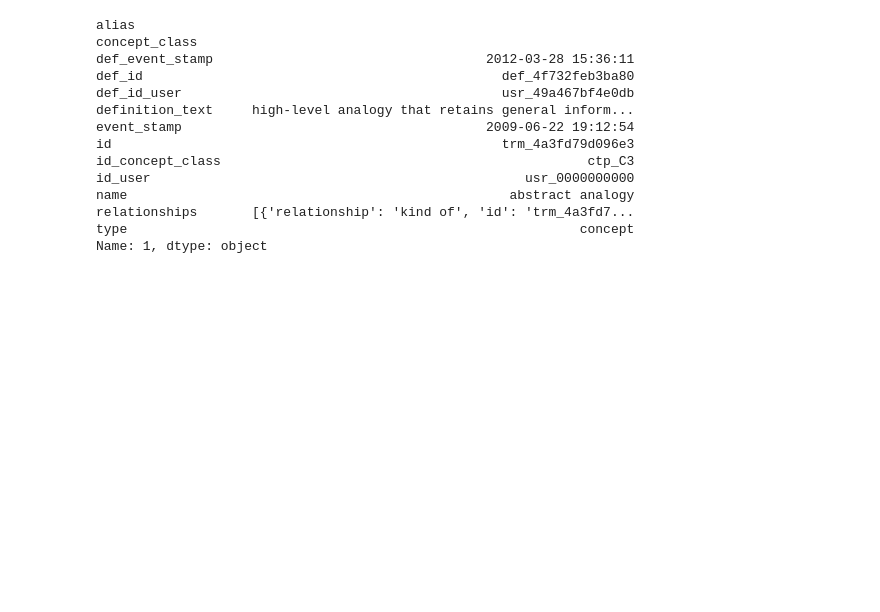
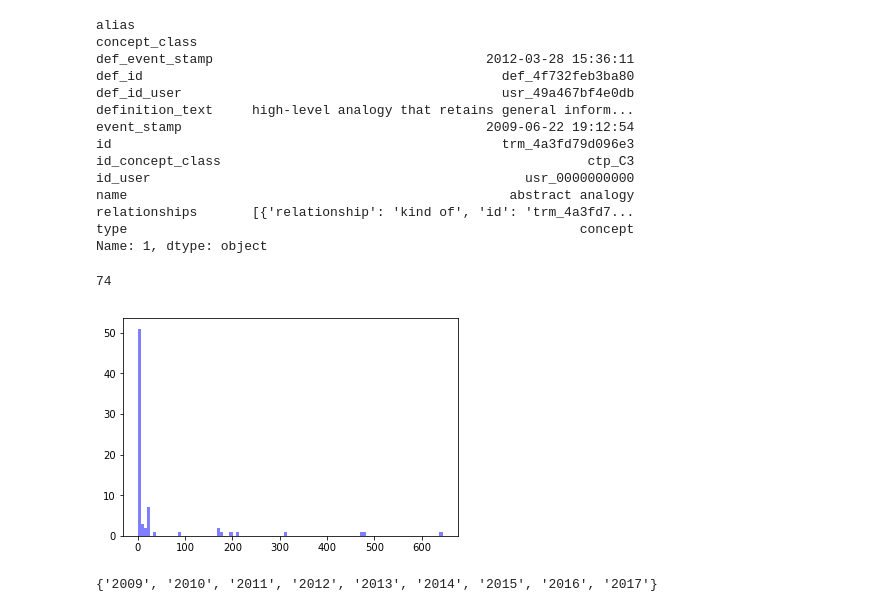
Before and after one commit to neurohackweek/DataDrivenCognitiveOntology, a Jupyter notebook: notebooks/CogAtlas_descriptives.ipynb, the cells around one changed output. Saved outputs shown, nothing was run; the diff lists cells and outputs as text; code cells hidden in the pictures; blank space fills up the shorter version.

```diff
--- a/notebooks/CogAtlas_descriptives.ipynb
+++ b/notebooks/CogAtlas_descriptives.ipynb
@@ -160,3 +151,60 @@ name                                                 abstract analogy
 relationships       [{'relationship': 'kind of', 'id': 'trm_4a3fd7...
 type                                                          concept
 Name: 1, dtype: object
+# %%
+# oookay, well scratching that.
+
+# i also checked out the number of contributors to cognitive atlas in the
+# same fun, haphazard, can-you-tell-i've-never-used-python-before manner
+len(pd.unique(concepts.def_id_user))
+
+# it honestly isn't entirely clear what the difference is between the
+# "def_id_user" and the "id_user" fields. they use the same strings
+# to refer to users, so I just counted these all together
+#
+# also, why doesn't disorders have a def_id_user field???
+#
+
+all_users = [concepts.id_user, concepts.def_id_user,
+           tasks.id_user, tasks.def_id_user,
+           disorders.id_user]
+all_users = pd.concat(all_users)
+
+# number of contributors
+print(len(pd.unique(all_users)))
+userlist = list(all_users)
+
+# make a dictionary of (users:number of contributions)
+user_contribs = dict((x,userlist.count(x)) for x in set(userlist))
+# %% [output]
+74
+# %%
+# histogram of contributions per user
+user_contrib_list = list(user_contribs.values())
+
+num_bins = 100
+n, bins, patches = plt.hist(user_contrib_list, num_bins, facecolor='blue', alpha=0.5)
+plt.show()
+# %% [output]
+[figure, added]
+# %%
+# let's figure out contributions by year
+type(concepts.event_stamp[1])
+
+# okay, i just want to acknowledge that i know there has to be a cleaner way
+# to loop over all the items. like. i know.
+# i mean, hell, there is probably a better way to do most of this.
+# but i've only been using python for a week so this is what I'm going with.
+# i just have to believe that no person will ever look at this code.
+# y'know?
+# lowkey i honestly think the person who set up this api had a similar philosophy.
+
+
+concept_years = [concepts.event_stamp[ind][:4] for ind in range(0,802)]
+task_years = [tasks.event_stamp[ind][:4] for ind in range(0,739)]
+disorder_years = [disorders.event_stamp[ind][:4] for ind in range(0,219)]
+
+years = concept_years+task_years+disorder_years
+set(years)
+# %% [output]
+{'2009', '2010', '2011', '2012', '2013', '2014', '2015', '2016', '2017'}
```
Also changed, not shown: parts of 5 cells of this notebook.
